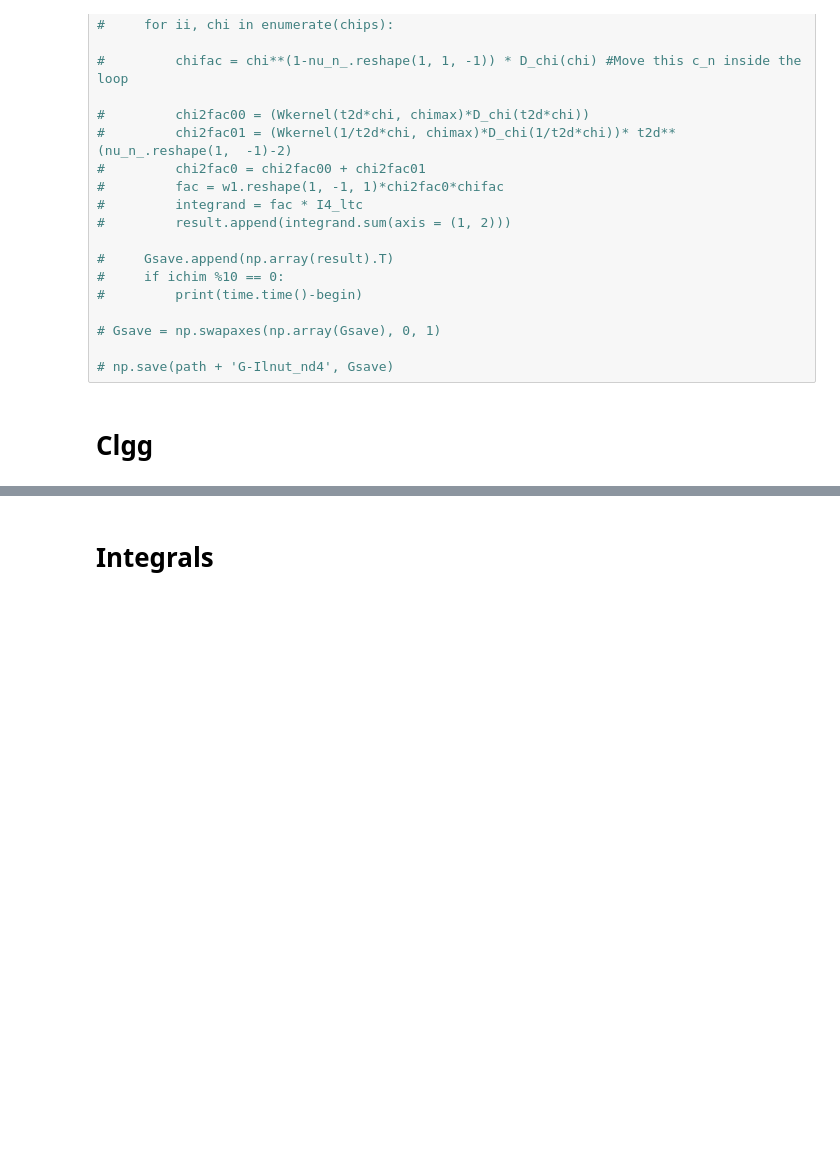
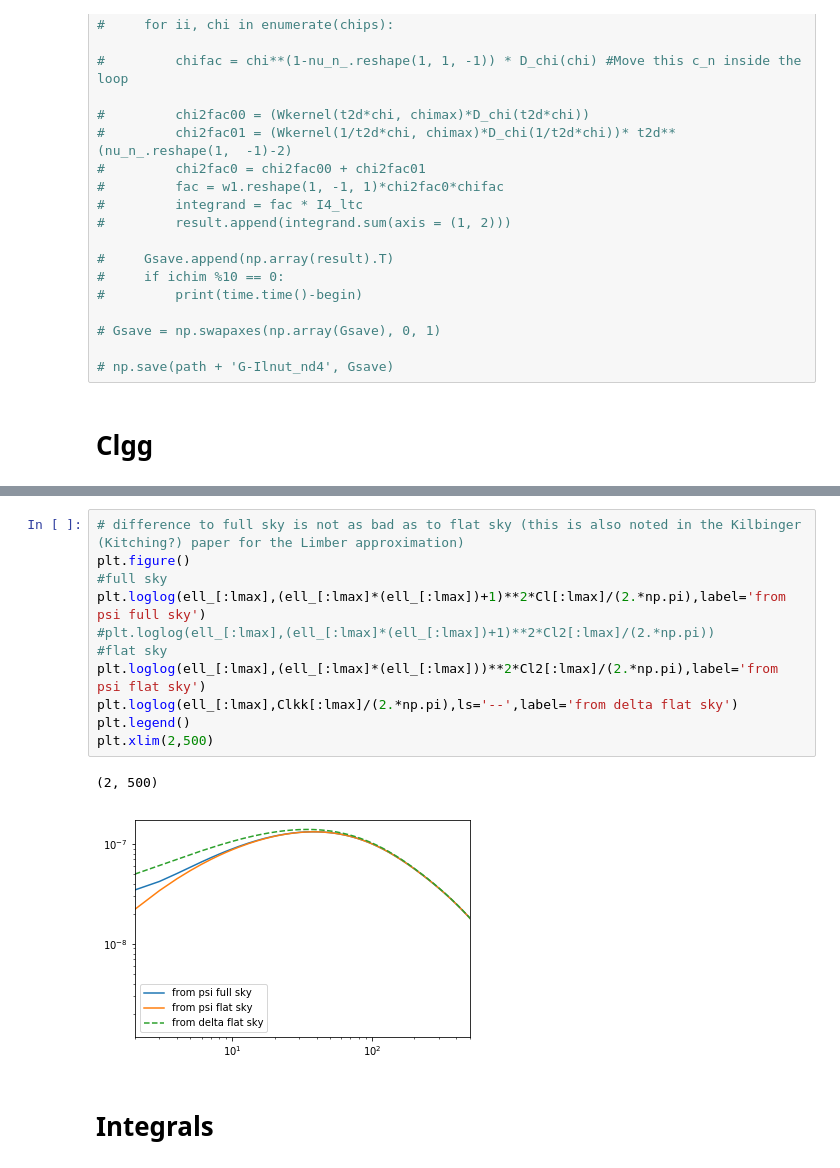
Before and after one commit to VMBoehm/postlimber, a Jupyter notebook: notebooks/postLimber_Integrals_VsVersion.ipynb, the cells around one changed output, grey strips where cells are left out. Saved outputs shown, nothing was run; the diff lists cells and outputs as text; blank space fills up the shorter version.

Commit message:
clkk from pk_m added

```diff
--- a/notebooks/postLimber_Integrals_VsVersion.ipynb
+++ b/notebooks/postLimber_Integrals_VsVersion.ipynb
@@ -536,3 +604,17 @@ plt.grid(which='both')
+# %%
+# difference to full sky is not as bad as to flat sky (this is also noted in the Kilbinger (Kitching?) paper for the Limber approximation)
+plt.figure()
+#full sky
+plt.loglog(ell_[:lmax],(ell_[:lmax]*(ell_[:lmax])+1)**2*Cl[:lmax]/(2.*np.pi),label='from psi full sky')
+#plt.loglog(ell_[:lmax],(ell_[:lmax]*(ell_[:lmax])+1)**2*Cl2[:lmax]/(2.*np.pi))
+#flat sky
+plt.loglog(ell_[:lmax],(ell_[:lmax]*(ell_[:lmax]))**2*Cl2[:lmax]/(2.*np.pi),label='from psi flat sky')
+plt.loglog(ell_[:lmax],Clkk[:lmax]/(2.*np.pi),ls='--',label='from delta flat sky')
+plt.legend()
+plt.xlim(2,500)
+# %% [output]
+(2, 500)
+[figure, added]
 # %% [markdown]
 # Integrals
 # %% [markdown]
```
Also changed, not shown: parts of 10 cells of this notebook.
